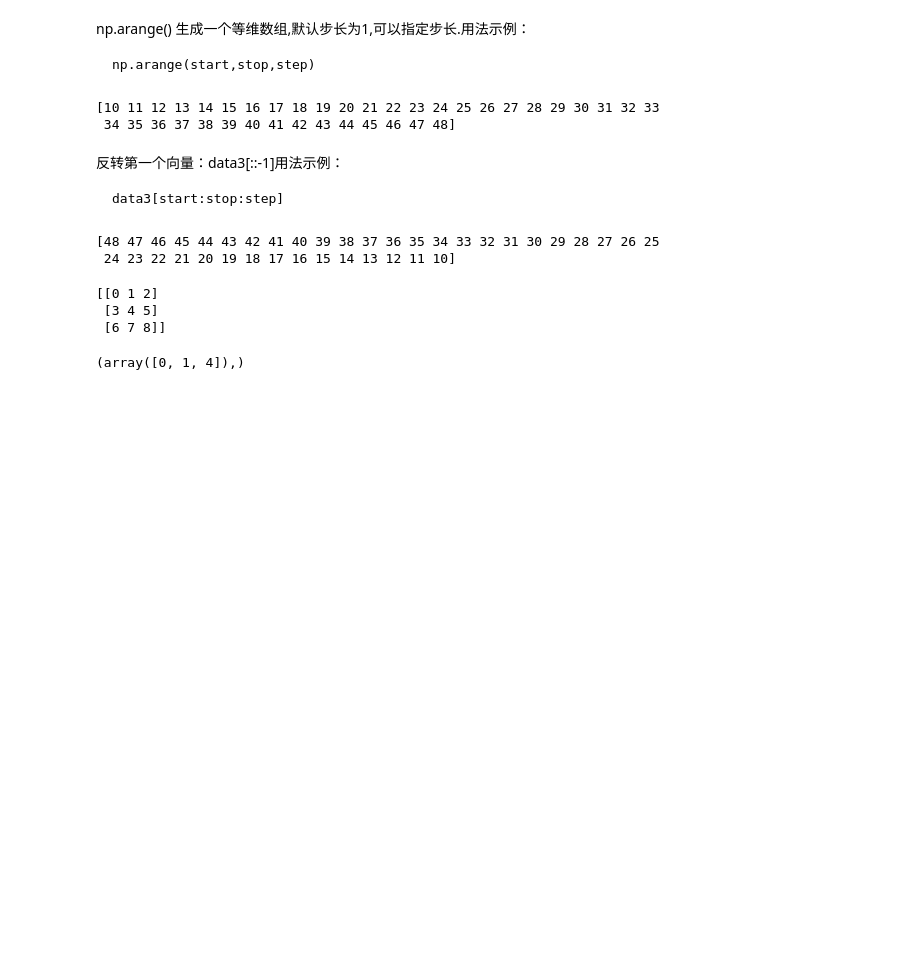
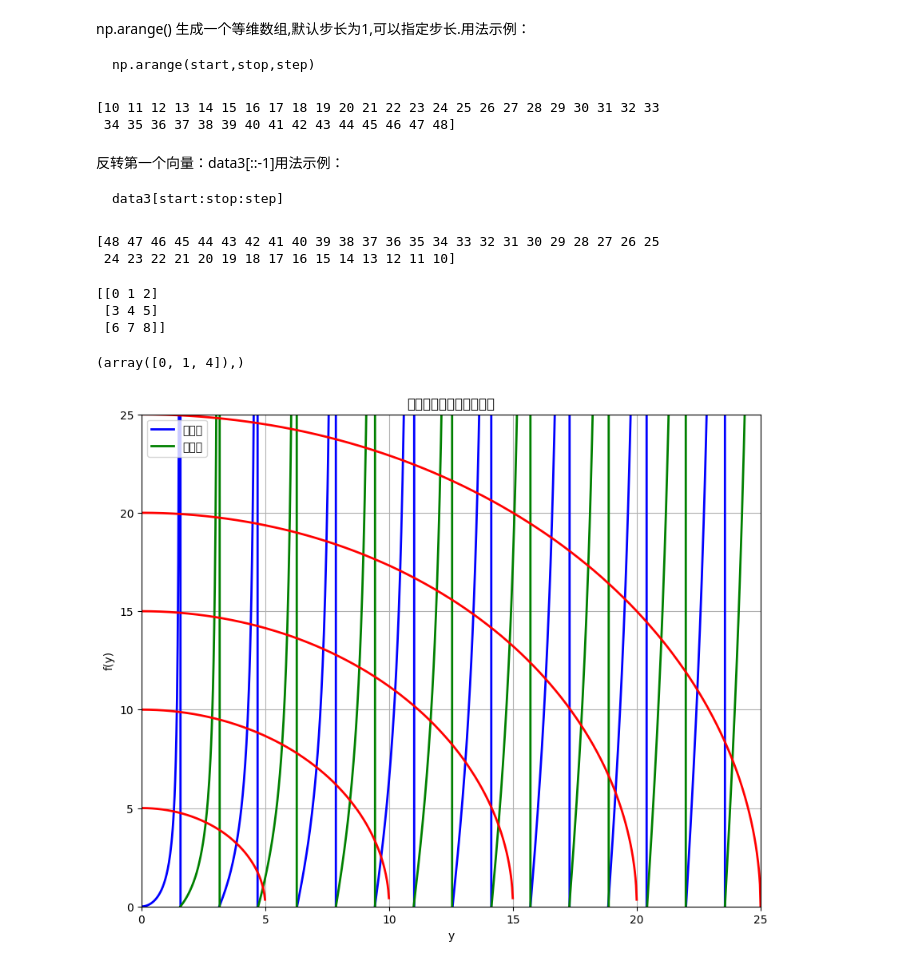
Before and after one commit to wXxfall/physics-learner, a Jupyter notebook: numpy_l/1-5.ipynb, the cells around one changed output. Saved outputs shown, nothing was run; the diff lists cells and outputs as text; code cells hidden in the pictures; blank space fills up the shorter version.

```diff
--- a/numpy_l/1-5.ipynb
+++ b/numpy_l/1-5.ipynb
@@ -94,3 +94,80 @@ n_zore = np.nonzero(a)
 print(n_zore)
 # %% [output]
 (array([0, 1, 4]),)
+# %%
+import numpy as np
+import matplotlib.pyplot as plt
+
+# 定义参数
+Lambda = 5  # 势阱深度参数
+
+# 定义函数
+def f1(y):
+    return y * np.tan(y)
+
+def g1(y):
+    # 计算余切：cot(y) = 1/tan(y)，避免除零
+    with np.errstate(divide='ignore', invalid='ignore'):
+        cot_y = 1 / np.tan(y)
+        cot_y[np.isinf(cot_y)] = 0  # 处理奇点
+    return -y * cot_y
+
+def f2(y):
+    return np.sqrt(Lambda**2 - y**2)
+
+def f3(y):
+    return np.sqrt((2 * Lambda)**2 - y**2)
+
+def f4(y):
+    return np.sqrt((3 * Lambda)**2 - y**2)
+
+def f5(y):
+    return np.sqrt((4 * Lambda)**2 - y**2)
+
+def f6(y):
+    return np.sqrt((5 * Lambda)**2 - y**2)
+
+# 生成数据点
+y = np.linspace(0.01, 5 * Lambda, 1000)  # 从0.01开始避免奇点
+
+# 计算函数值
+f1_values = f1(y)
+g1_values = g1(y)
+f2_values = f2(y)
+f3_values = f3(y)
+f4_values = f4(y)
+f5_values = f5(y)
+f6_values = f6(y)
+
+# 处理复数结果（当根号内为负时）
+f2_values = np.real(f2_values)
+f3_values = np.real(f3_values)
+f4_values = np.real(f4_values)
+f5_values = np.real(f5_values)
+f6_values = np.real(f6_values)
+
+# 绘制图像
+plt.figure(figsize=(10, 8))
+
+# 绘制函数曲线
+plt.plot(y, f1_values, 'b-', linewidth=2, label='偶宇称')
+plt.plot(y, g1_values, 'g-', linewidth=2, label='奇宇称')
+plt.plot(y, f2_values, 'r-', linewidth=2)
+plt.plot(y, f3_values, 'r-', linewidth=2)
+plt.plot(y, f4_values, 'r-', linewidth=2)
+plt.plot(y, f5_values, 'r-', linewidth=2)
+plt.plot(y, f6_values, 'r-', linewidth=2)
+
+# 设置图像属性
+plt.xlim(0, 5 * Lambda)
+plt.ylim(0, 5 * Lambda)
+plt.xlabel('y')
+plt.ylabel('f(y)')
+plt.title('有限深方势阱能量量子化')
+plt.legend()
+plt.grid(True)
+
+# 显示图像
+plt.show()
+# %% [output]
+[figure, added]
```
